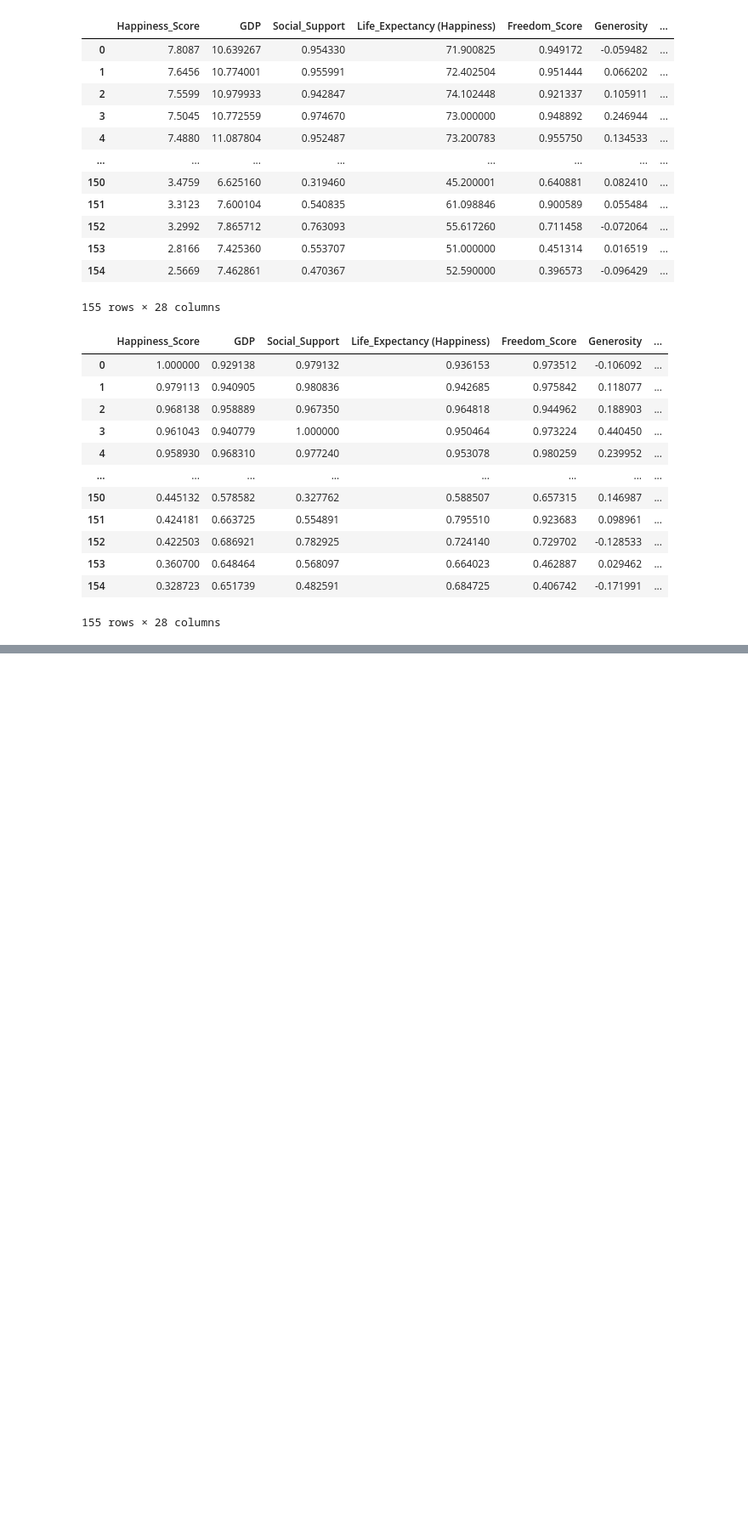
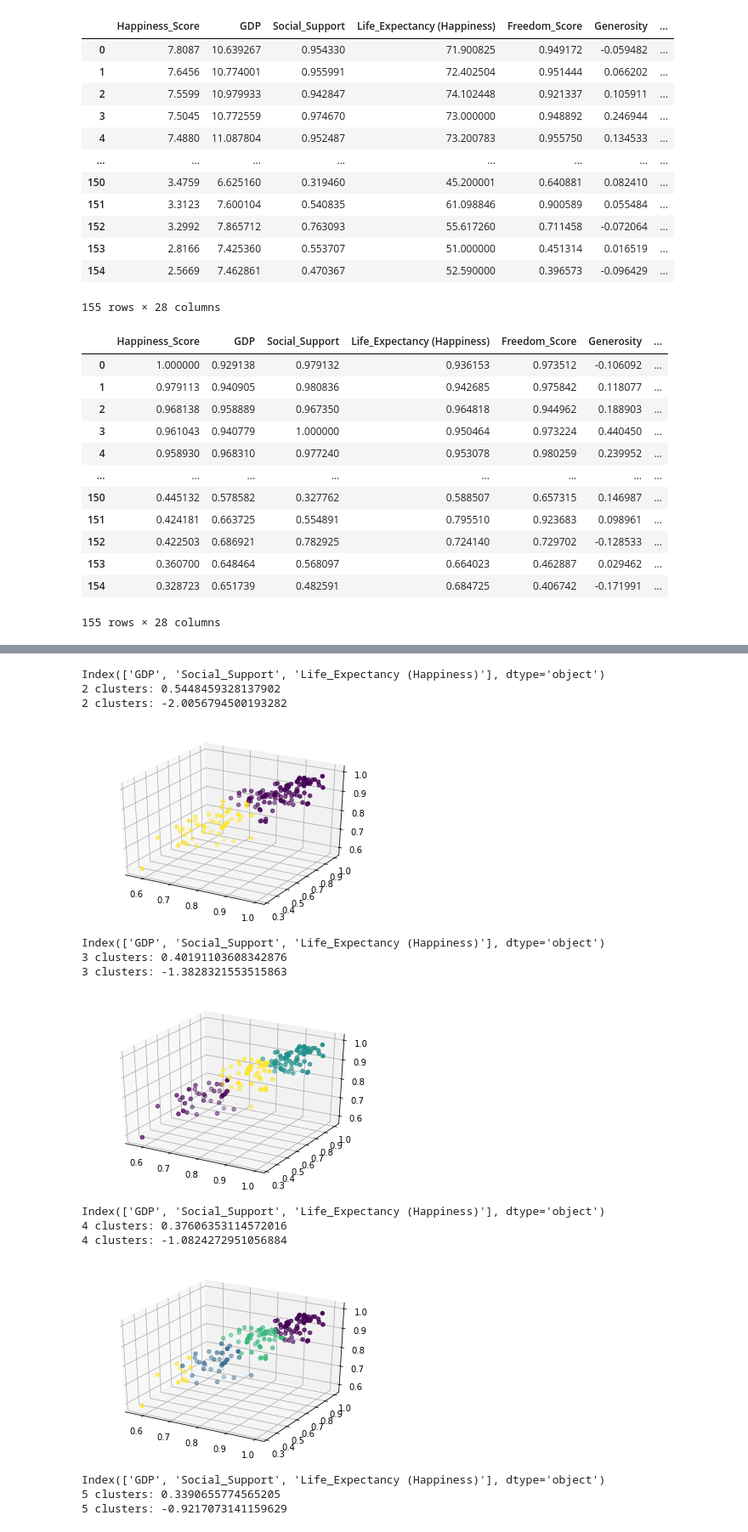
Before and after one commit to staceywai/Final-Project, a Jupyter notebook: Resources/cluster normalized.ipynb, the cells around one changed output, grey strips where cells are left out. Shown at 85% size. Saved outputs shown, nothing was run; the diff lists cells and outputs as text; code cells hidden in the pictures; blank space fills up the shorter version.

```diff
--- a/Resources/cluster normalized.ipynb
+++ b/Resources/cluster normalized.ipynb
@@ -165,0 +196,36 @@ IndexError: only integers, slices (`:`), ellipsis (`...`), numpy.newaxis (`None`
+# %%
+top3 = ['GDP', 'Social_Support','Life_Expectancy (Happiness)']
+# %%
+from sklearn.cluster import KMeans
+import matplotlib.pyplot as plt
+from sklearn.metrics import silhouette_score
+import numpy as np
+# X=df[np.random.choice(columns_int, replace=False, size=3)].dropna()
+X = data_scaled[top3].dropna()
+guess_list=[2, 3, 4, 5]
+for each_guess in guess_list:
+    km=KMeans(n_clusters=each_guess)
+    km.fit(X)
+    labels=km.labels_
+    ax=plt.axes(projection='3d')
+    ax.scatter(X.iloc[:, 0], X.iloc[:, 1], X.iloc[:, 2], c=labels)
+    print(f'{X.columns}')
+    print(f'{each_guess} clusters: {silhouette_score(X, labels)}')
+    print(f'{each_guess} clusters: {km.score(X, labels)}')
+    plt.show()
+# %% [output]
+Index(['GDP', 'Social_Support', 'Life_Expectancy (Happiness)'], dtype='object')
+2 clusters: 0.5448459328137902
+2 clusters: -2.0056794500193282
+[figure, added]
+Index(['GDP', 'Social_Support', 'Life_Expectancy (Happiness)'], dtype='object')
+3 clusters: 0.40191103608342876
+3 clusters: -1.3828321553515863
+[figure, added]
+Index(['GDP', 'Social_Support', 'Life_Expectancy (Happiness)'], dtype='object')
+4 clusters: 0.37606353114572016
+4 clusters: -1.0824272951056884
+[figure, added]
+Index(['GDP', 'Social_Support', 'Life_Expectancy (Happiness)'], dtype='object')
+5 clusters: 0.3390655774565205
+5 clusters: -0.9217073141159629
```
Also changed, not shown: parts of 7 cells of this notebook.
